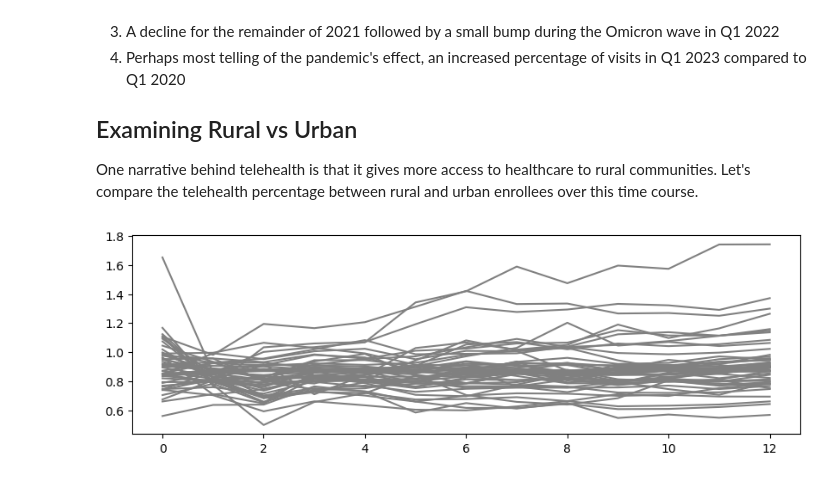
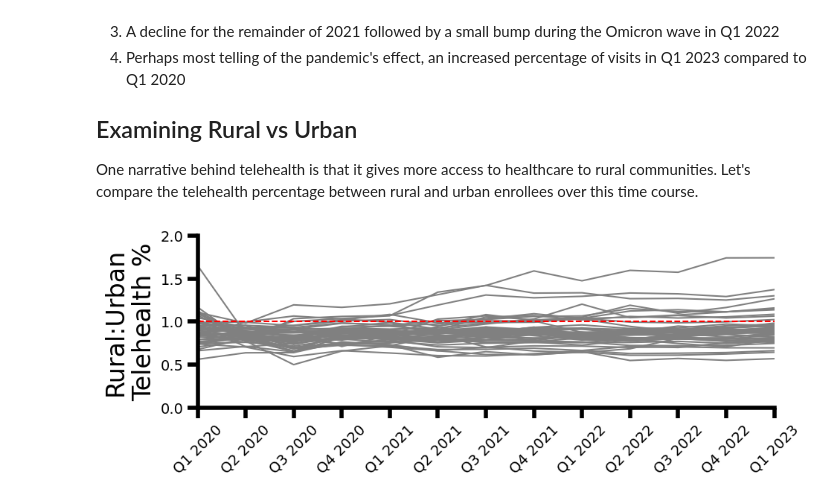
Before and after one commit to mark-aronson/healthcare_models, a Jupyter notebook: Medicare Telehealth.ipynb, the cells around one changed output. Cells and saved outputs as stored; diff of their text form; code cells hidden in the pictures.

Commit message:
add state by state rural:urban plot

```diff
--- a/Medicare Telehealth.ipynb
+++ b/Medicare Telehealth.ipynb
@@ -89,32 +89,45 @@ r = requests.get('https://data.cms.gov/data-api/v1/dataset/939226be-b107-476e-87
                     '&filter[Bene_RUCA_Desc]=Urban'
                 )
 urbanData = pd.DataFrame.from_records(r.json())
 
-
 # clean data
 ruralData = ruralData[ruralData['quarter']!='Overall']
 ruralData = ruralData[ruralData['Bene_Geo_Desc']!='Missing Data']
 ruralData = ruralData[ruralData['Bene_Geo_Desc']!='District Of Columbia']
 ruralData = ruralData[ruralData['Bene_Geo_Desc']!='National']
 urbanData = urbanData[urbanData['quarter']!='Overall']
 urbanData = urbanData[urbanData['Bene_Geo_Desc']!='Missing Data']
 urbanData = urbanData[urbanData['Bene_Geo_Desc']!='District Of Columbia']
 urbanData = urbanData[urbanData['Bene_Geo_Desc']!='National']
 
 # convert data types for plotting
 ruralData['quarter'] = ruralData['quarter'].astype('int')
 ruralData['Year'] = ruralData['Year'].astype('int')
 ruralData['Pct_Telehealth'] = ruralData['Pct_Telehealth'].astype('float')
 urbanData['quarter'] = urbanData['quarter'].astype('int')
 urbanData['Year'] = urbanData['Year'].astype('int')
 urbanData['Pct_Telehealth'] = urbanData['Pct_Telehealth'].astype('float')
 
+# plot rural:urban percentages over time
 fig,ax = plt.subplots(figsize=(10,3))
 states = ruralData['Bene_Geo_Desc'].unique()
 for i in range(len(states)):
     stateRural = ruralData[ruralData['Bene_Geo_Desc']==states[i]]
     stateUrban = urbanData[urbanData['Bene_Geo_Desc']==states[i]]
     quarter_year = (stateRural['Year'] - 2020)*4 + stateRural['quarter'] - 1
     plt.plot(quarter_year,stateRural['Pct_Telehealth']/stateUrban['Pct_Telehealth'],color='gray')
+plt.hlines(1,0,14,linestyle='dashed',color='r')
+
+# format plot
+xticklabels = ('Q' + nationalData['quarter'].astype('str') + ' ' +  nationalData['Year'].astype('str'))
+ax.set_ylabel('Rural:Urban\nTelehealth %',fontsize=24)
+ax.set_xticks(np.linspace(0,12,13),xticklabels,rotation=45)
+ax.set_xlim([0,12])
+ax.set_ylim([0,2])
+ax.spines['left'].set_linewidth(4)
+ax.spines['bottom'].set_linewidth(4)
+ax.spines['top'].set_linewidth(0)
+ax.spines['right'].set_linewidth(0)
+ax.tick_params(axis='both',width=4,length=10,labelsize=14)
 # %% [output]
-[figure, old version]
+[figure, new version]
```
Also changed, not shown: parts of 4 cells of this notebook.
